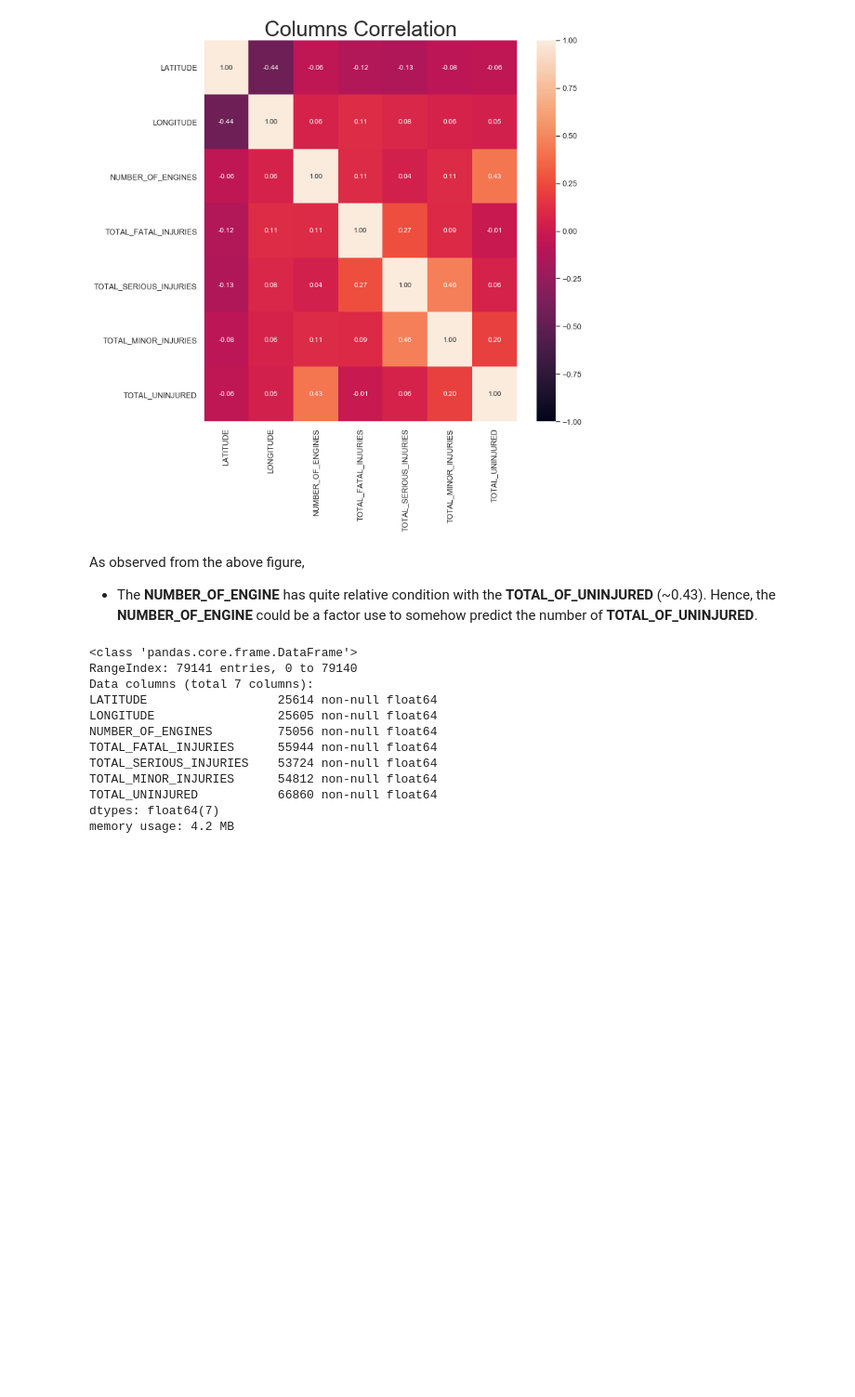
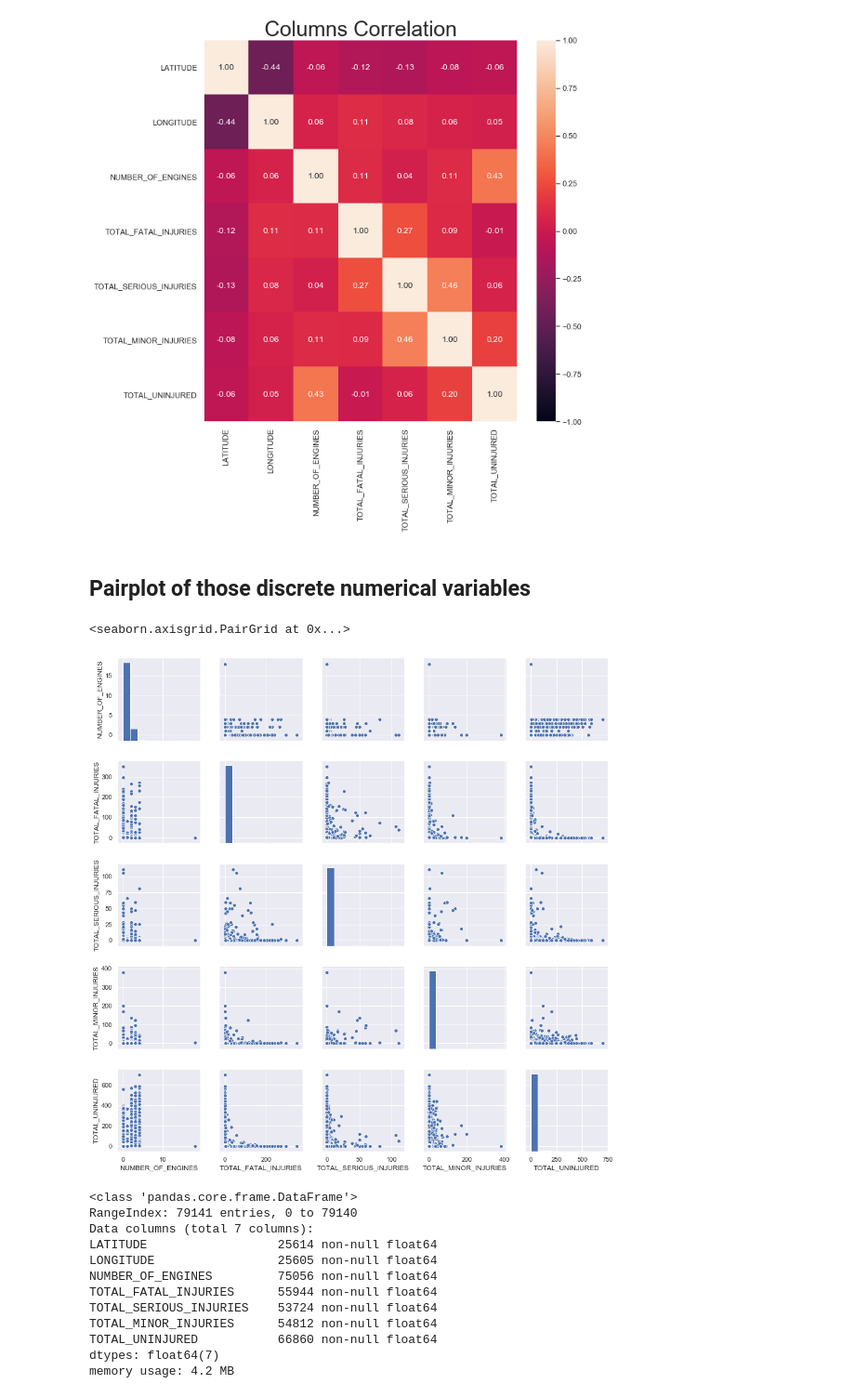
Before and after one commit to saobangmath/CZ1015---Miniproject, a Jupyter notebook: Miniproject.ipynb, the cells around one changed output. Shown at 93% size. Saved outputs shown, nothing was run; the diff lists cells and outputs as text; code cells hidden in the pictures; blank space fills up the shorter version.

```diff
--- a/Miniproject.ipynb
+++ b/Miniproject.ipynb
@@ -211,10 +319,13 @@ sb.heatmap(data.corr(), vmin = -1, vmax = 1, annot = True, fmt = '.2f')
 # %% [output]
 <matplotlib.axes._subplots.AxesSubplot at 0x...>
 [figure]
-# %% [markdown]
-As observed from the above figure,
-
-- The **NUMBER_OF_ENGINE** has quite relative condition with the **TOTAL_OF_UNINJURED** (~0.43). Hence, the **NUMBER_OF_ENGINE** could be a factor use to somehow predict the number of **TOTAL_OF_UNINJURED**.
+# %% [markdown]
+## Pairplot of those discrete numerical variables
+# %%
+sb.pairplot(dNum)
+# %% [output]
+<seaborn.axisgrid.PairGrid at 0x...>
+[figure, added]
 # %%
 # Extract the Features from the Data
 X = pd.DataFrame(data).select_dtypes([np.number])
```
Also changed, not shown: parts of 13 cells of this notebook.
